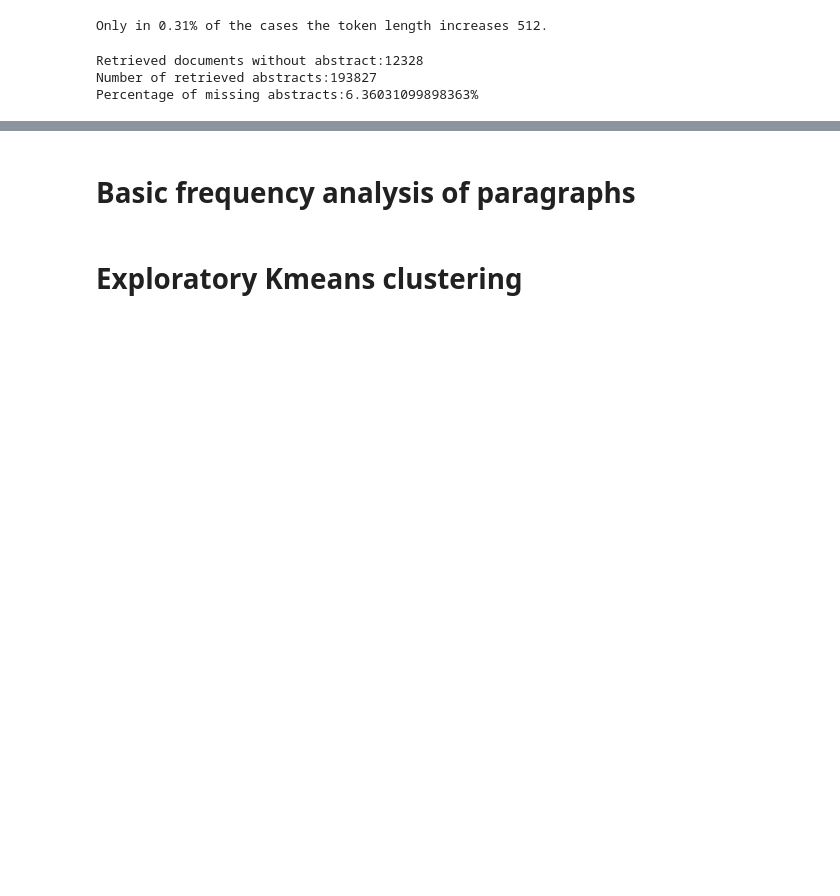
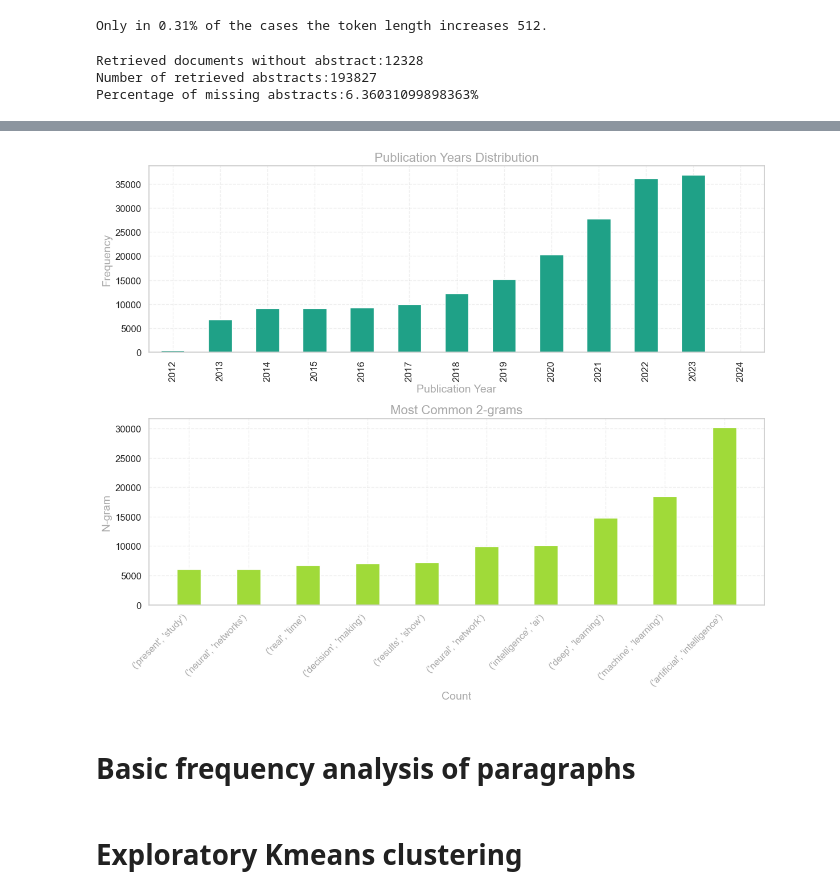
Before and after one commit to KennyLoRI/pubMedNLP, a Jupyter notebook: kedronlp/notebooks/Abstract_and_paragraph analysis.ipynb, the cells around one changed output, grey strips where cells are left out. Cells and saved outputs as stored; diff of their text form; code cells hidden in the pictures; blank space fills up the shorter version.

```diff
--- a/kedronlp/notebooks/Abstract_and_paragraph analysis.ipynb
+++ b/kedronlp/notebooks/Abstract_and_paragraph analysis.ipynb
@@ -252,3 +345,43 @@ plt.show()
+# %%
+import matplotlib.pyplot as plt
+import seaborn as sns
+
+# Assuming df_year_counts, enriched_cleaned_df, and df_top_ngrams are already defined
+
+# Set the style to Seaborn's whitegrid and use the viridis color palette
+sns.set(style="whitegrid", palette="viridis")
+colors = sns.color_palette("viridis", 6)
+
+# Create a figure with subplots
+fig, axes = plt.subplots(nrows=2, ncols=1, figsize=(12, 10))
+
+# Plot the bar plot of publication years
+df_year_counts['publication_year'].value_counts().sort_index().plot(kind='bar', color=colors[3], ax=axes[0])
+axes[0].set_title('Publication Years Distribution', fontsize=16, color='darkgray')
+axes[0].set_xlabel('Publication Year', fontsize=14, color='darkgray')
+axes[0].set_ylabel('Frequency', fontsize=14, color='darkgray')
+axes[0].tick_params(axis='both', labelsize=12, color='darkgray')
+axes[0].grid(alpha=0.3, linestyle='--')
+
+# Plot the bar plot with reversed order
+axes[1].bar([str(ngram) for ngram in df_top_ngrams['N-gram']][::-1], df_top_ngrams['Count'][::-1], color=colors[5], width=0.4)
+axes[1].set_title(f'Most Common {n}-grams', fontsize=16, color='darkgray')
+axes[1].set_xlabel('Count', fontsize=14, color='darkgray')
+axes[1].set_ylabel('N-gram', fontsize=14, color='darkgray')
+axes[1].tick_params(axis='both', labelsize=12, color='darkgray')
+axes[1].set_xticklabels(axes[1].get_xticklabels(), rotation=45, ha='right', color='darkgray')  # Rotate x-axis labels for better readability
+axes[1].grid(alpha=0.3, linestyle='--')
+
+# Adjust layout for better spacing
+plt.tight_layout()
+
+# Save the plot with a transparent background
+plt.savefig('years_and_ngrams.png', transparent=True)
+
+# Show the combined plot
+plt.show()
+# %% [output]
+[figure, added]
 # %% [markdown]
 # Basic frequency analysis of paragraphs
 # %% [markdown]
```
Also changed, not shown: parts of 11 cells of this notebook, 3 other files.
